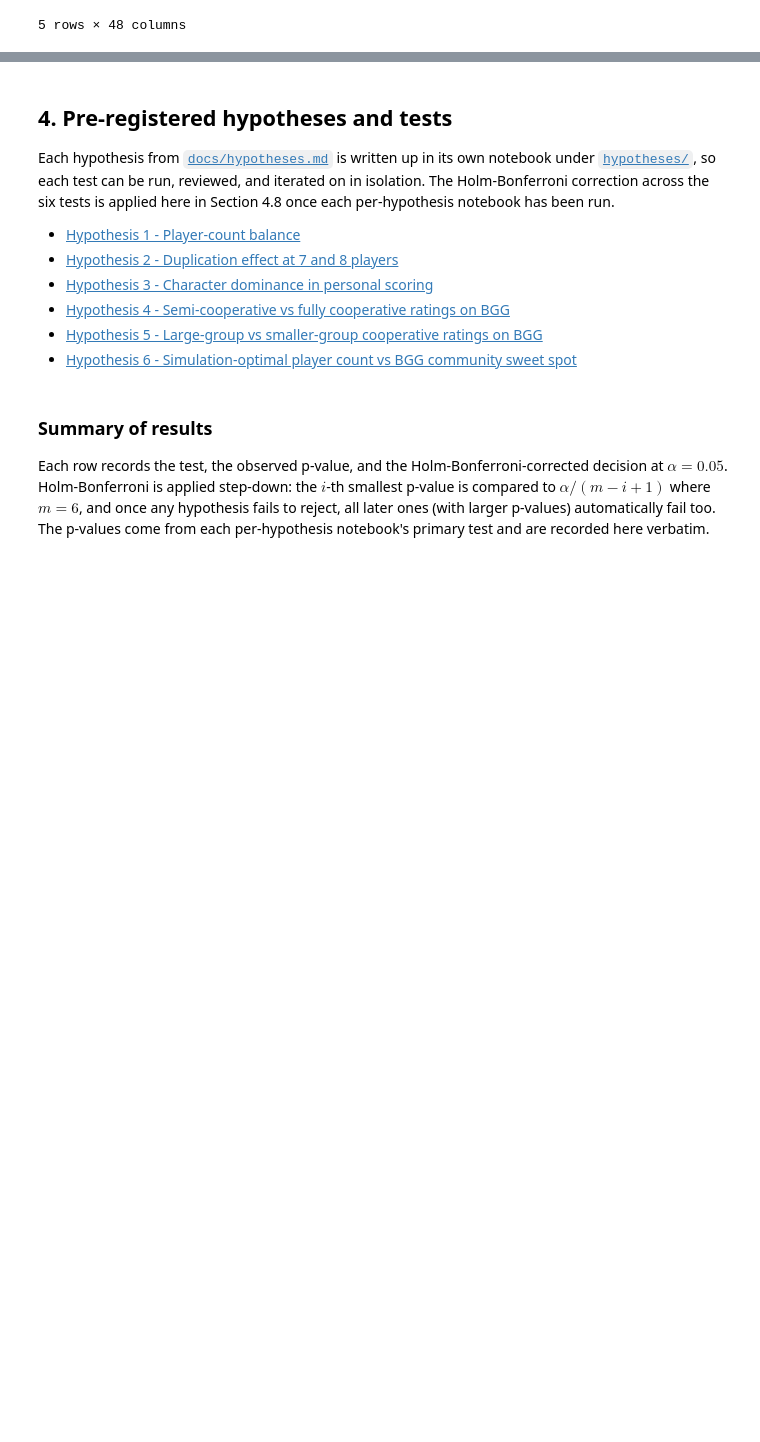
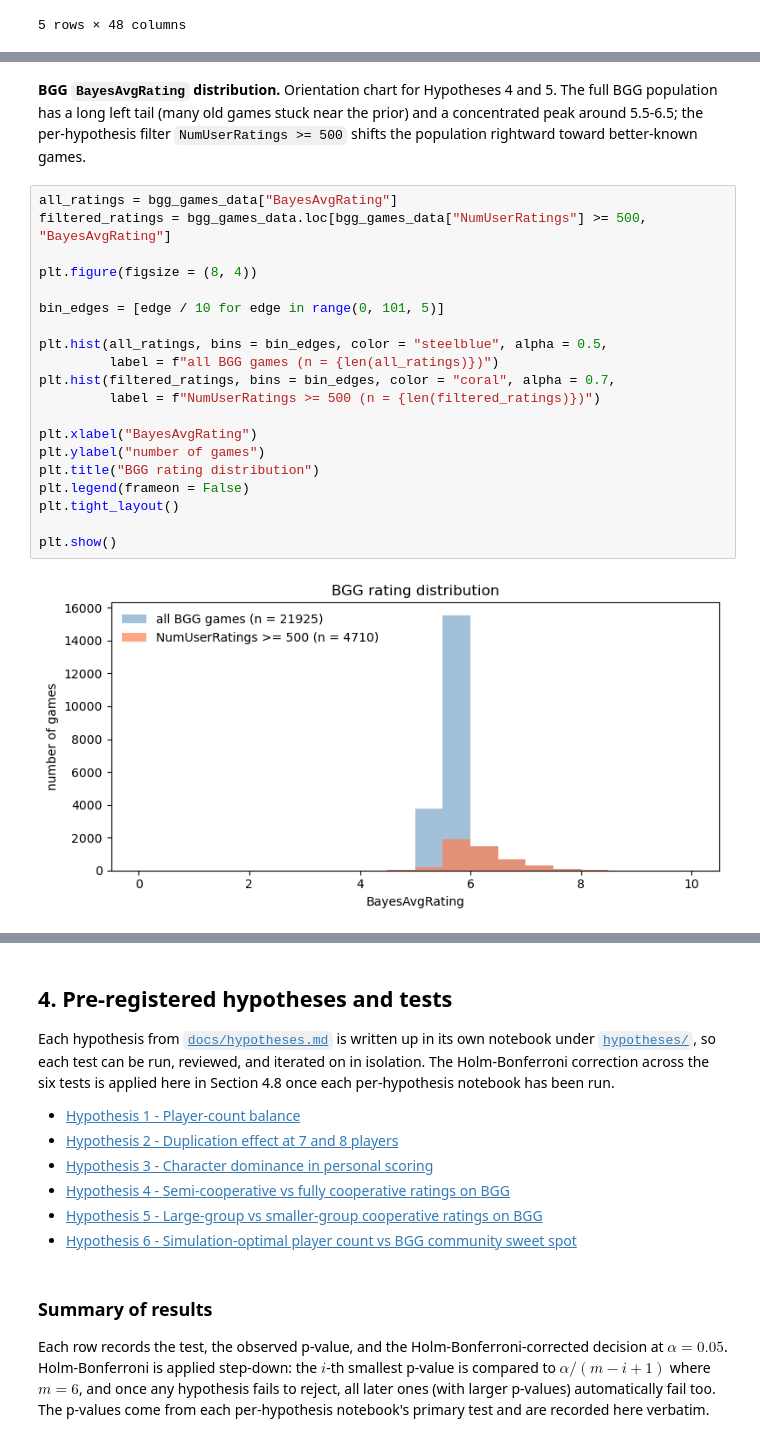
Before and after one commit to simo21-ss/volcano-rush, a Jupyter notebook: notebooks/data_science/board_game_analysis.ipynb, the cells around one changed output, grey strips where cells are left out. Saved outputs shown, nothing was run; the diff lists cells and outputs as text; blank space fills up the shorter version.

```diff
--- a/notebooks/data_science/board_game_analysis.ipynb
+++ b/notebooks/data_science/board_game_analysis.ipynb
@@ -132,3 +198,27 @@ bgg_games_data.head()
+# %% [markdown]
+**BGG `BayesAvgRating` distribution.** Orientation chart for Hypotheses 4 and 5. The full BGG population has a long left tail (many old games stuck near the prior) and a concentrated peak around 5.5-6.5; the per-hypothesis filter `NumUserRatings >= 500` shifts the population rightward toward better-known games.
+# %%
+all_ratings = bgg_games_data["BayesAvgRating"]
+filtered_ratings = bgg_games_data.loc[bgg_games_data["NumUserRatings"] >= 500, "BayesAvgRating"]
+
+plt.figure(figsize = (8, 4))
+
+bin_edges = [edge / 10 for edge in range(0, 101, 5)]
+
+plt.hist(all_ratings, bins = bin_edges, color = "steelblue", alpha = 0.5,
+         label = f"all BGG games (n = {len(all_ratings)})")
+plt.hist(filtered_ratings, bins = bin_edges, color = "coral", alpha = 0.7,
+         label = f"NumUserRatings >= 500 (n = {len(filtered_ratings)})")
+
+plt.xlabel("BayesAvgRating")
+plt.ylabel("number of games")
+plt.title("BGG rating distribution")
+plt.legend(frameon = False)
+plt.tight_layout()
+
+plt.show()
+# %% [output]
+[figure, added]
 # %% [markdown]
 ## 3. Mathematical background
 
```
Also changed, not shown: parts of 8 cells of this notebook.
